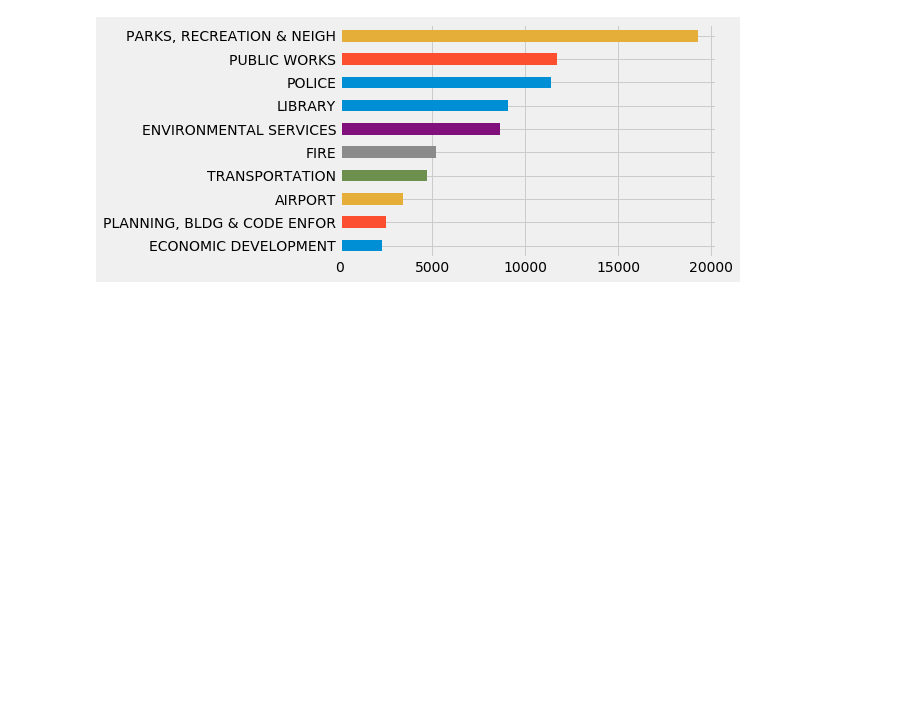
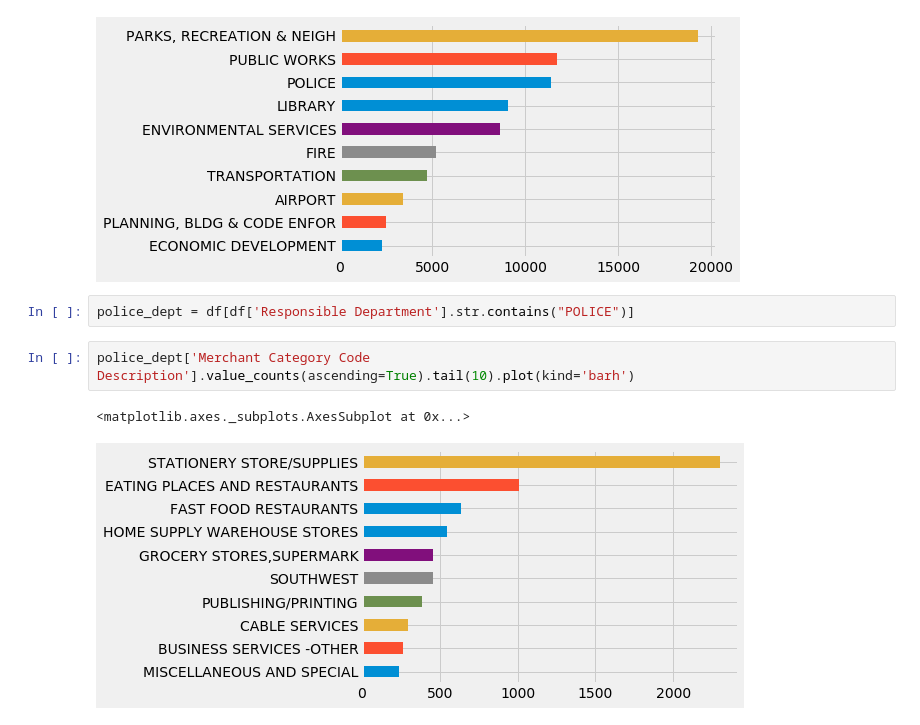
Before and after one commit to aarondlopez/Credit-Card-Transactions, a Jupyter notebook: Card Transactions.ipynb, the cells around one changed output. Cells and saved outputs as stored; diff of their text form; blank space fills up the shorter version.

```diff
--- a/Card Transactions.ipynb
+++ b/Card Transactions.ipynb
@@ -230,3 +230,10 @@ top_dept.plot(kind='barh')
 # %% [output]
 <matplotlib.axes._subplots.AxesSubplot at 0x...>
 [figure]
+# %%
+police_dept = df[df['Responsible Department'].str.contains("POLICE")]
+# %%
+police_dept['Merchant Category Code Description'].value_counts(ascending=True).tail(10).plot(kind='barh')
+# %% [output]
+<matplotlib.axes._subplots.AxesSubplot at 0x...>
+[figure, added]
```
